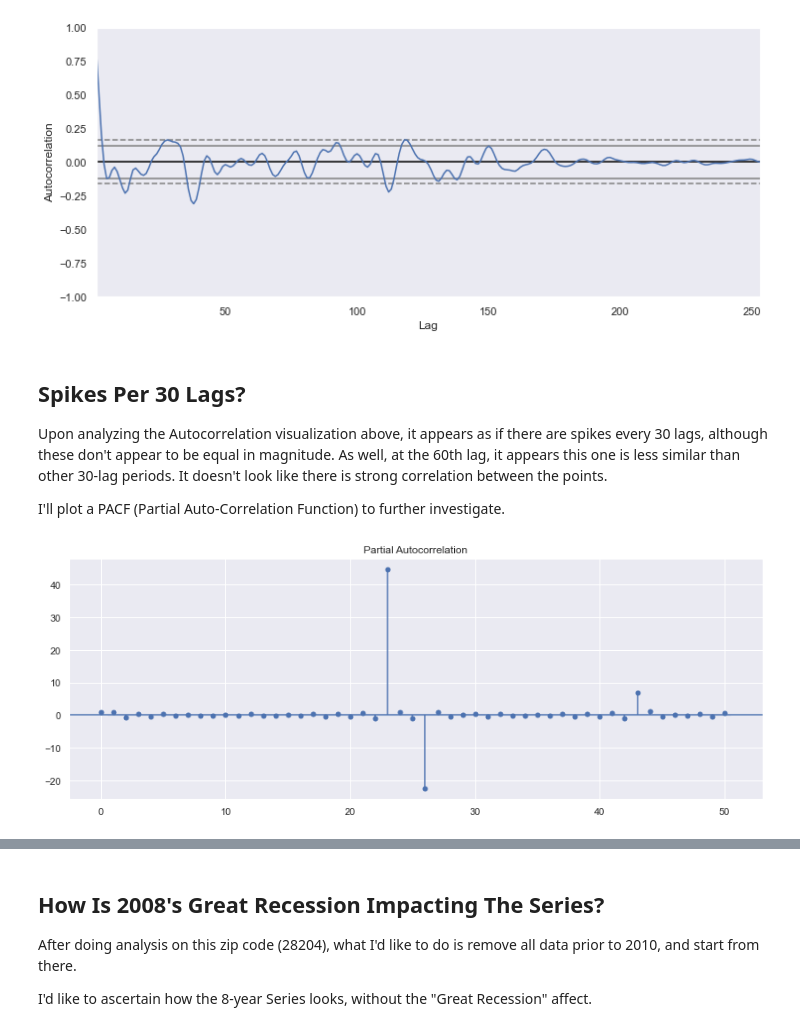
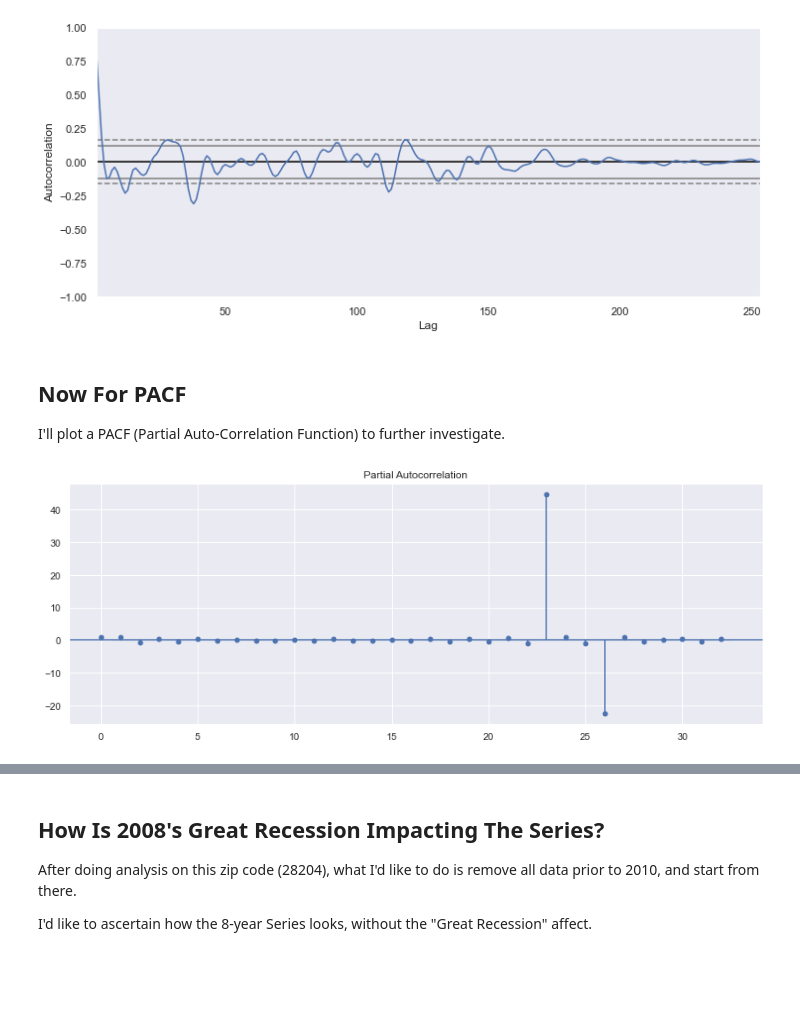
Before and after one commit to emel333/time_series_home_prices, a Jupyter notebook: eda-context.ipynb, the cells around one changed output, grey strips where cells are left out. Cells and saved outputs as stored; diff of their text form; code cells hidden in the pictures; blank space fills up the shorter version.

```diff
--- a/eda-context.ipynb
+++ b/eda-context.ipynb
@@ -1051,18 +1063,16 @@ plt.figure(figsize=(12,5))
 pd.plotting.autocorrelation_plot(series_resid);
 # %% [output]
 [figure]
-# %% [markdown]
-Spikes Per 30 Lags?
---
-Upon analyzing the Autocorrelation visualization above, it appears as if there are spikes every 30 lags, although these don't appear to be equal in magnitude. As well, at the 60th lag, it appears this one is less similar than other 30-lag periods. It doesn't look like there is strong correlation between the points.
-
-I'll plot a PACF (Partial Auto-Correlation Function) to further investigate.
+# %% [markdown]
+Now For PACF
+--
+I'll plot a PACF (Partial Auto-Correlation Function) to further investigate.
 # %%
 from statsmodels.graphics.tsaplots import plot_pacf
 from matplotlib.pylab import rcParams
 
 rcParams['figure.figsize'] = 14, 5
 
-plot_pacf(series_resid, lags=50);
+plot_pacf(series_resid, lags=32);
 # %% [output]
-[figure, old version]
+[figure, new version]
```
Also changed, not shown: parts of 41 cells of this notebook, 3 other files.
